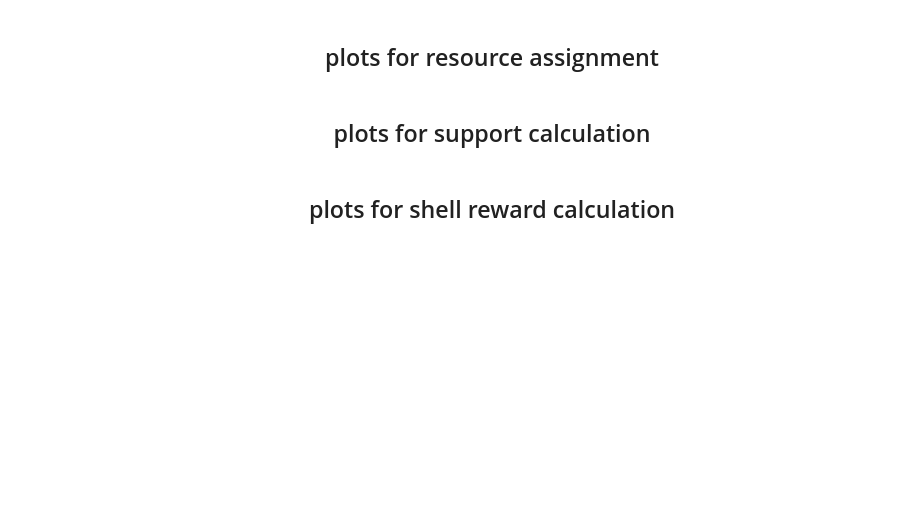
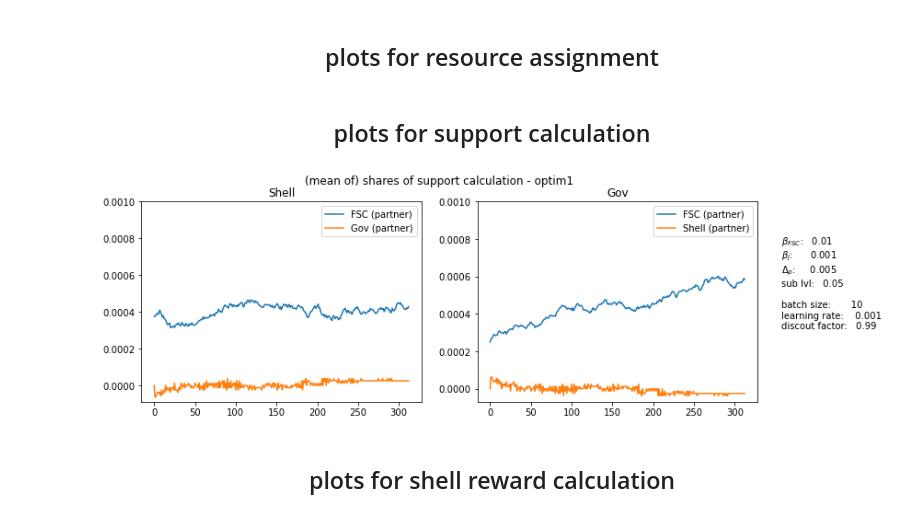
Before and after one commit to freddy-t/Masterthesis, a Jupyter notebook: market_model/evaluation.ipynb, the cells around one changed output. Drawn from its saved outputs; the diff is of its cells as text; code cells hidden in the pictures; blank space fills up the shorter version.

```diff
--- a/market_model/evaluation.ipynb
+++ b/market_model/evaluation.ipynb
@@ -180,34 +180,36 @@ for version in versions:
 # %%
 # %matplotlib notebook
 # %matplotlib inline
 support_calc = dict()
 par_agt = {'Shell': ['FSC', 'Gov'], 'Gov': ['FSC', 'Shell']}
 for version in versions:
     # load data
     support_calc.update({version: torch.load(LOAD_DIR / ('support_calc_' + version))})
     # create figure and axis
     fig = plt.figure(fig_count, figsize=(12, 4))
     plots.append(fig)
     fig_count += 1
     ax = [fig.add_subplot(121), fig.add_subplot(122)]
 
     for i, key in enumerate(support_calc[version].keys()):
         x = range(0, support_calc[version][key].shape[1])
         mean = support_calc[version][key].mean(axis=0)[:, :]
 #         ax[i].plot(mean[:,0], label='support before' ) # oder raus
         ax[i].plot(mean[:,1], label= par_agt[key][0] + ' (partner)')
         ax[i].plot(mean[:,2], label= par_agt[key][1] + ' (partner)')
         ax[i].legend()
         ax[i].set_title(key)
-        ax[i].set_ylim(ymax=0.004)
+        ax[i].set_ylim(ymax=0.001)
     fig.suptitle('(mean of) shares of support calculation - ' + version)
     fig.text(0.93, 0.4, r'$\beta_{FSC}$:' + '\t {}'.format(config['support_factor']) + '\n' +
                         r'$\beta_{j}$:' + ' \t  {}'.format(config['support_factor'] * config['ratio of support factor']) + '\n' +
                         r'$\Delta_{\rho}$:' + '     {}'.format(config['delta_resource'])  + '\n' +
                          'sub lvl:' + '   {}'.format(config['sub_lvl'])  + '\n\n' +
                          'batch size:' + '       {}'.format(config['batch_size']) + '\n' +
                          'learning rate:' + '    {}'.format(config['lr']) + '\n' +
                          'discout factor:' + '   {}'.format(config['gamma']))
+# %% [output]
+[figure, added]
 # %%
 # support von Gov ist genau das gespiegelte von Shell
 support_calc[version]['Gov'].mean(axis=0)[:,:][:,2] + support_calc[version]['Shell'].mean(axis=0)[:,:][:,2]
```
Also changed, not shown: parts of 2 cells of this notebook, 4 other files.
